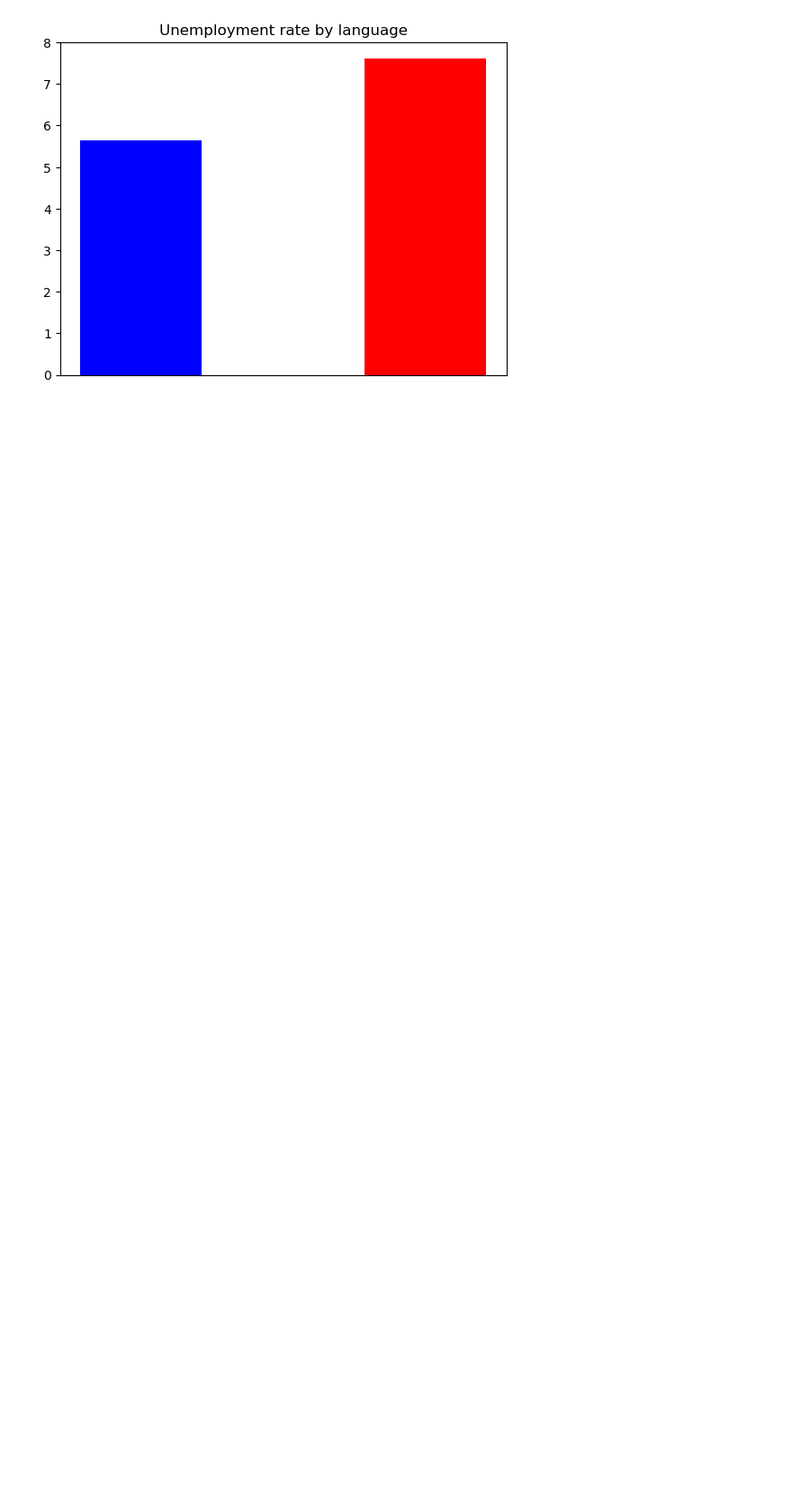
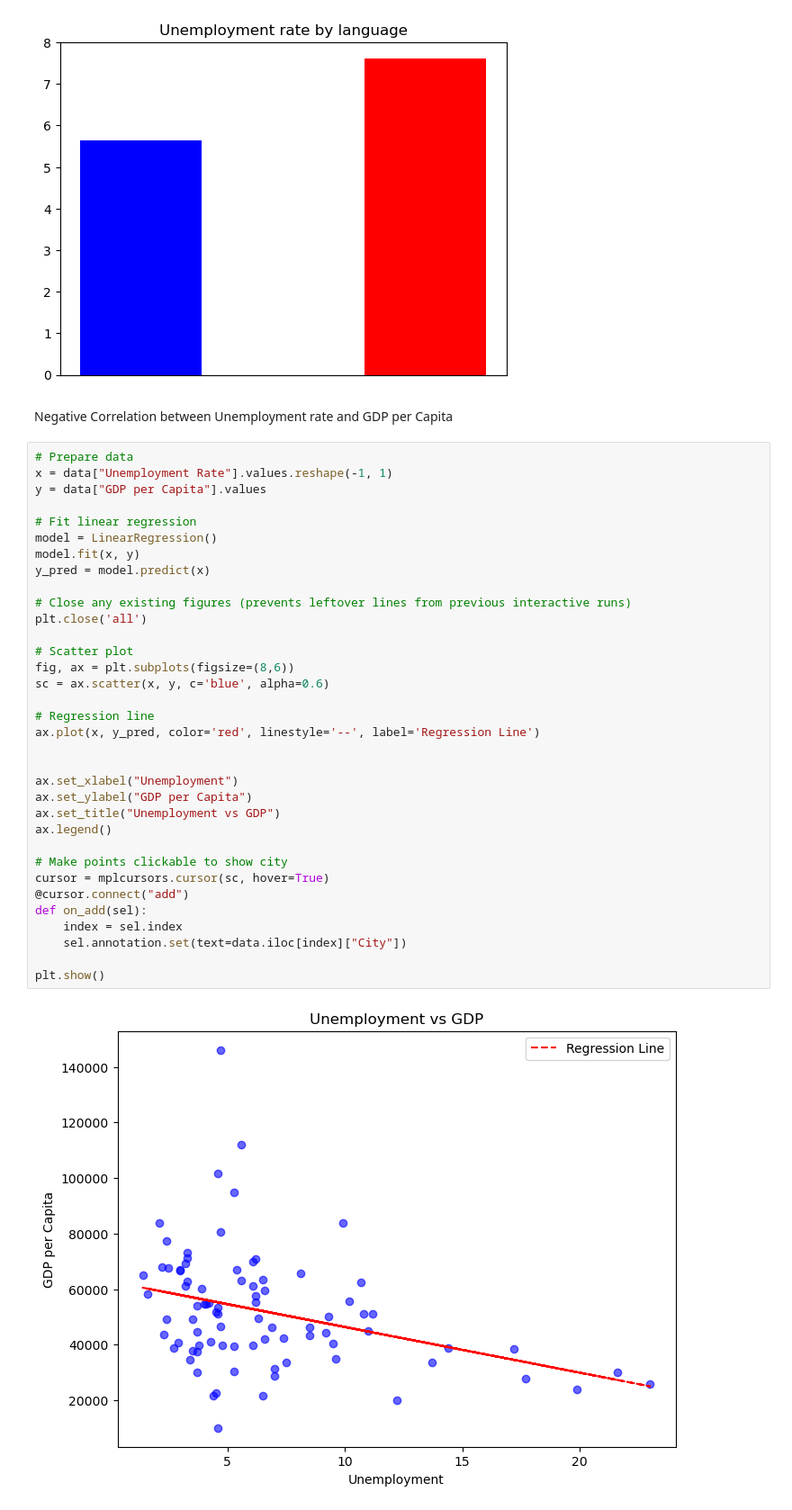
Before and after one commit to yair19-meet/PDS-project, a Jupyter notebook: src/analysis.ipynb, the cells around one changed output. Shown: that part at 90% size. Saved outputs shown, nothing was run; the diff lists cells and outputs as text; blank space fills up the shorter version.

```diff
--- a/src/analysis.ipynb
+++ b/src/analysis.ipynb
@@ -269,3 +295,41 @@ plt.show()
 # %% [output]
 [figure]
 [figure]
+# %% [markdown]
+Negative Correlation between Unemployment rate and GDP per Capita
+# %%
+# Prepare data
+x = data["Unemployment Rate"].values.reshape(-1, 1)
+y = data["GDP per Capita"].values
+
+# Fit linear regression
+model = LinearRegression()
+model.fit(x, y)
+y_pred = model.predict(x)
+
+# Close any existing figures (prevents leftover lines from previous interactive runs)
+plt.close('all')
+
+# Scatter plot
+fig, ax = plt.subplots(figsize=(8,6))
+sc = ax.scatter(x, y, c='blue', alpha=0.6)
+
+# Regression line
+ax.plot(x, y_pred, color='red', linestyle='--', label='Regression Line')
+
+
+ax.set_xlabel("Unemployment")
+ax.set_ylabel("GDP per Capita")
+ax.set_title("Unemployment vs GDP")
+ax.legend()
+
+# Make points clickable to show city
+cursor = mplcursors.cursor(sc, hover=True)
+@cursor.connect("add")
+def on_add(sel):
+    index = sel.index
+    sel.annotation.set(text=data.iloc[index]["City"])
+
+plt.show()
+# %% [output]
+[figure, added]
```
Also changed, not shown: parts of 4 cells of this notebook.
